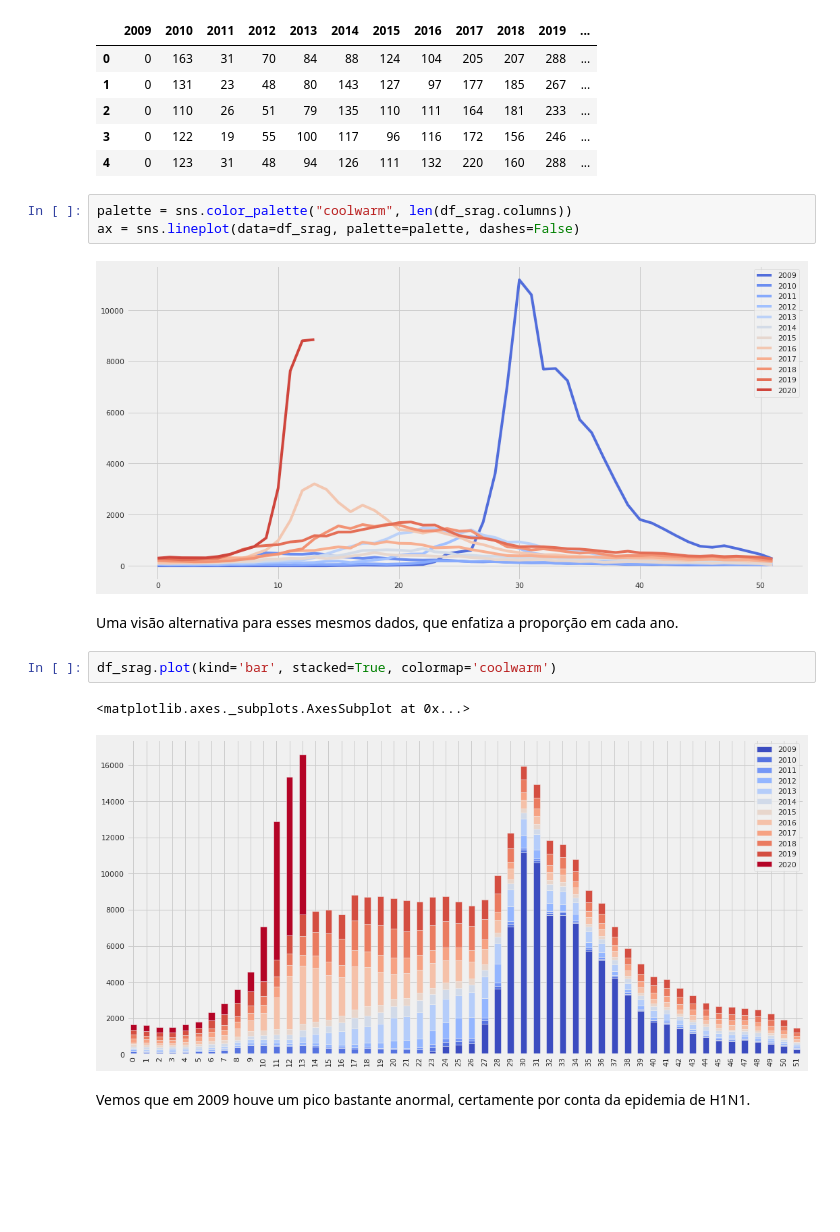
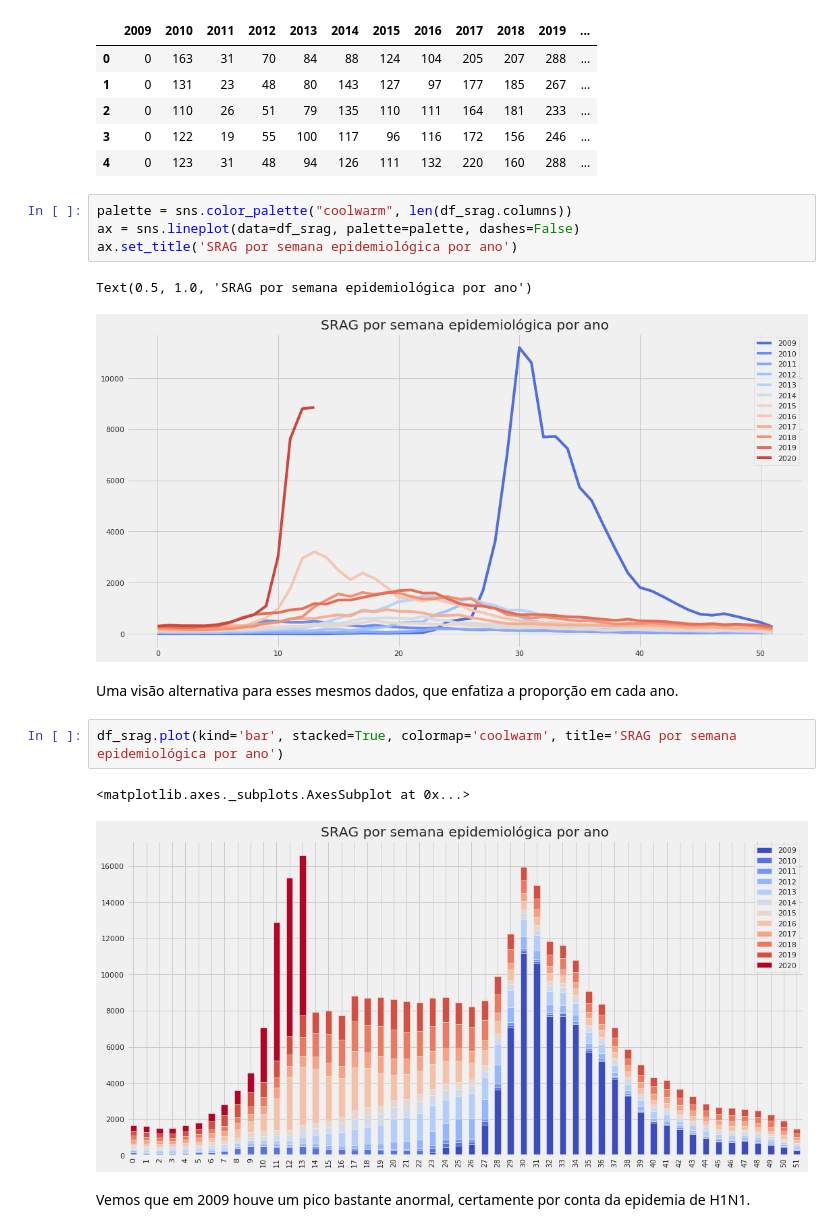
Before and after one commit to funcional-health-analytics/covid19-analytics, a Jupyter notebook: notebooks/eda_srag.ipynb, the cells around one changed output. Saved outputs shown, nothing was run; the diff lists cells and outputs as text; blank space fills up the shorter version.

Commit message:
Adds titles to some images.

```diff
--- a/notebooks/eda_srag.ipynb
+++ b/notebooks/eda_srag.ipynb
@@ -100,15 +100,17 @@ df_srag.head()
 # %%
 palette = sns.color_palette("coolwarm", len(df_srag.columns))
 ax = sns.lineplot(data=df_srag, palette=palette, dashes=False)
+ax.set_title('SRAG por semana epidemiológica por ano')
 # %% [output]
+Text(0.5, 1.0, 'SRAG por semana epidemiológica por ano')
-[figure, old version]
+[figure, new version]
 # %% [markdown]
 Uma visão alternativa para esses mesmos dados, que enfatiza a proporção em cada ano.
 # %%
-df_srag.plot(kind='bar', stacked=True, colormap='coolwarm')
+df_srag.plot(kind='bar', stacked=True, colormap='coolwarm', title='SRAG por semana epidemiológica por ano')
 # %% [output]
 <matplotlib.axes._subplots.AxesSubplot at 0x...>
-[figure, old version]
+[figure, new version]
 # %% [markdown]
 Vemos que em 2009 houve um pico bastante anormal, certamente por conta da epidemia de H1N1.
 # %%
```
